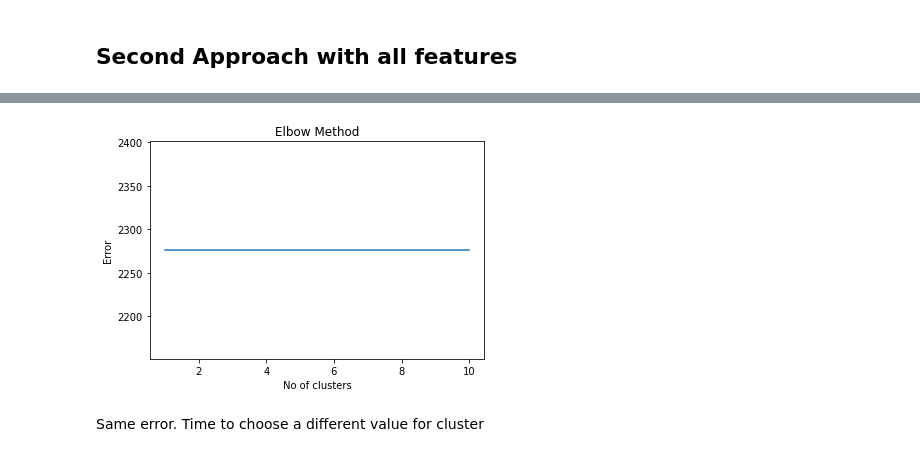
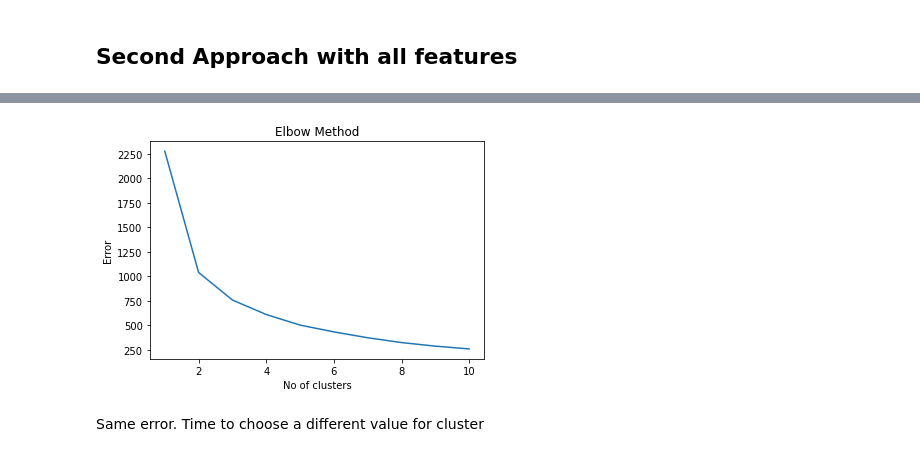
Before and after one commit to apd2599/Training_2021_CIRCUIT, a Jupyter notebook: Scikit-Learn_Dataset/Clustering_Breast_Cancer.ipynb, the cells around one changed output, grey strips where cells are left out. Drawn from its saved outputs; the diff is of its cells as text; code cells hidden in the pictures.

```diff
--- a/Scikit-Learn_Dataset/Clustering_Breast_Cancer.ipynb
+++ b/Scikit-Learn_Dataset/Clustering_Breast_Cancer.ipynb
@@ -103,7 +105,7 @@ Got the implementation from this website: https://heartbeat.fritz.ai/k-means-clu
 # %%
 Error = []
 for i in range(1, 11):
-    kmeans = KMeans(n_clusters=1).fit(x)
+    kmeans = KMeans(n_clusters=i).fit(x)
     kmeans.fit(x)
     Error.append(kmeans.inertia_)
 plt.plot(range(1, 11), Error)
@@ -160,16 +162,16 @@ array([[ 2.03323618,  0.79637901,  2.11978771,  2.21216632,  0.89097132,
 # %%
 Error = []
 for i in range(1, 11):
-    kmeans = KMeans(n_clusters=1).fit(x)
+    kmeans = KMeans(n_clusters=i).fit(x)
     kmeans.fit(x)
     Error.append(kmeans.inertia_)
 plt.plot(range(1, 11), Error)
 plt.title('Elbow Method')
 plt.xlabel('No of clusters')
 plt.ylabel('Error')
 plt.show()
 # %% [output]
-[figure, old version]
+[figure, new version]
 # %% [markdown]
 Same error. Time to choose a different value for cluster
 # %% [markdown]
```
Also changed, not shown: parts of 15 cells of this notebook, 1 other file.
